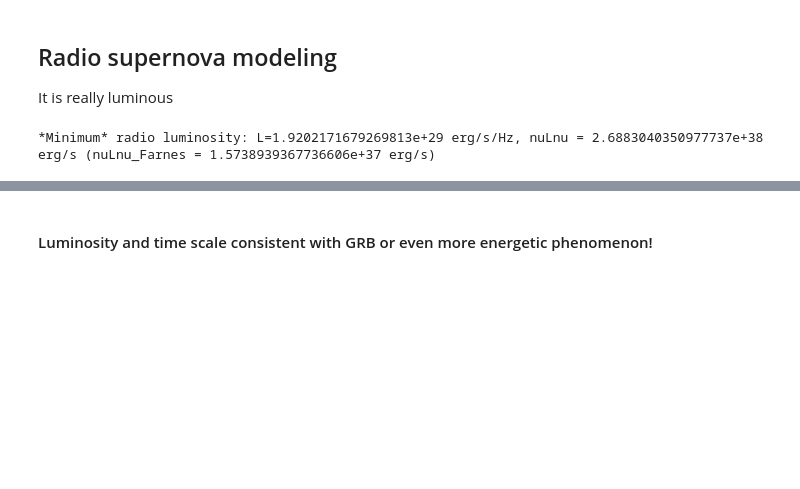
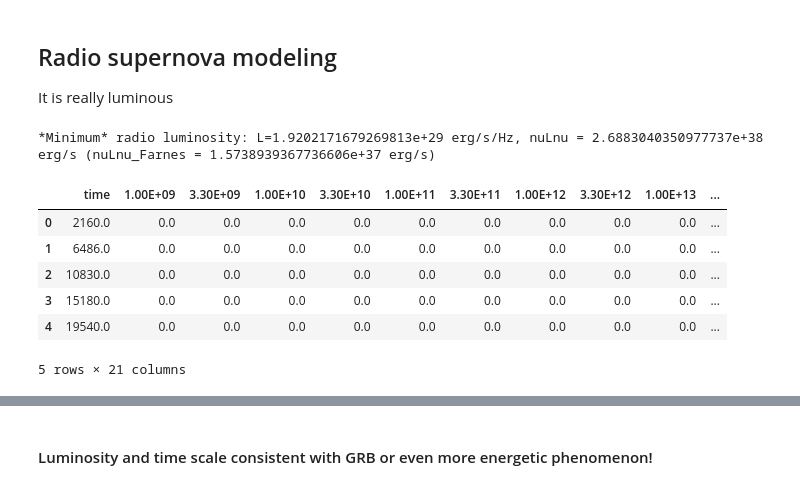
Before and after one commit to caseyjlaw/vlass_query, a Jupyter notebook: J141918.855+394036.03.ipynb, the cells around one changed output, grey strips where cells are left out. Saved outputs shown, nothing was run; the diff lists cells and outputs as text; code cells hidden in the pictures; blank space fills up the shorter version.

```diff
--- a/J141918.855+394036.03.ipynb
+++ b/J141918.855+394036.03.ipynb
@@ -470,0 +518,13 @@ s_lgrb1 = lgrb1.flux*1.5e3*3
+# %%
+names = "time  1.00E+09  3.30E+09  1.00E+10  3.30E+10  1.00E+11  3.30E+11  1.00E+12  3.30E+12  1.00E+13  3.30E+13  1.00E+14  3.30E+14  4.56E+14  1.00E+15  3.30E+15  1.00E+16  3.30E+16  1.00E+17  3.30E+17  1.00E+18".split("  ")
+lgrb_fwd = pd.read_table("model_lgrb_onfwd.txt", sep=' ', comment='#', names=names)
+lgrb_ctr = pd.read_table("model_lgrb_onctr.txt", sep=' ', comment='#', names=names)
+lgrb_ctr.head()
+# %% [output]
+|  | time | 1.00E+09 | 3.30E+09 | 1.00E+10 | 3.30E+10 | 1.00E+11 | 3.30E+11 | 1.00E+12 | 3.30E+12 | 1.00E+13 | ... |
+| 0 | 2160.0 | 0.0 | 0.0 | 0.0 | 0.0 | 0.0 | 0.0 | 0.0 | 0.0 | 0.0 | ... |
+| 1 | 6486.0 | 0.0 | 0.0 | 0.0 | 0.0 | 0.0 | 0.0 | 0.0 | 0.0 | 0.0 | ... |
+| 2 | 10830.0 | 0.0 | 0.0 | 0.0 | 0.0 | 0.0 | 0.0 | 0.0 | 0.0 | 0.0 | ... |
+| 3 | 15180.0 | 0.0 | 0.0 | 0.0 | 0.0 | 0.0 | 0.0 | 0.0 | 0.0 | 0.0 | ... |
+| 4 | 19540.0 | 0.0 | 0.0 | 0.0 | 0.0 | 0.0 | 0.0 | 0.0 | 0.0 | 0.0 | ... |
+5 rows × 21 columns
```
Also changed, not shown: parts of 16 cells of this notebook, 2 other files.
